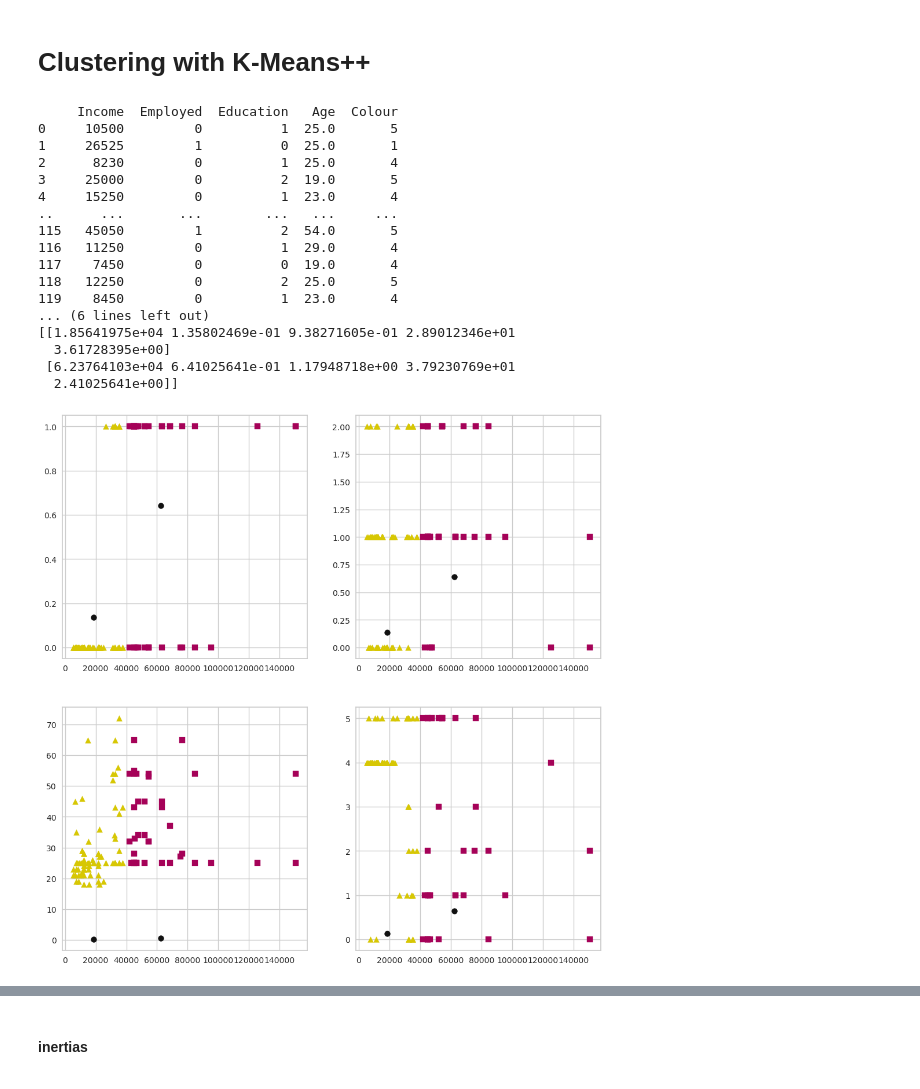
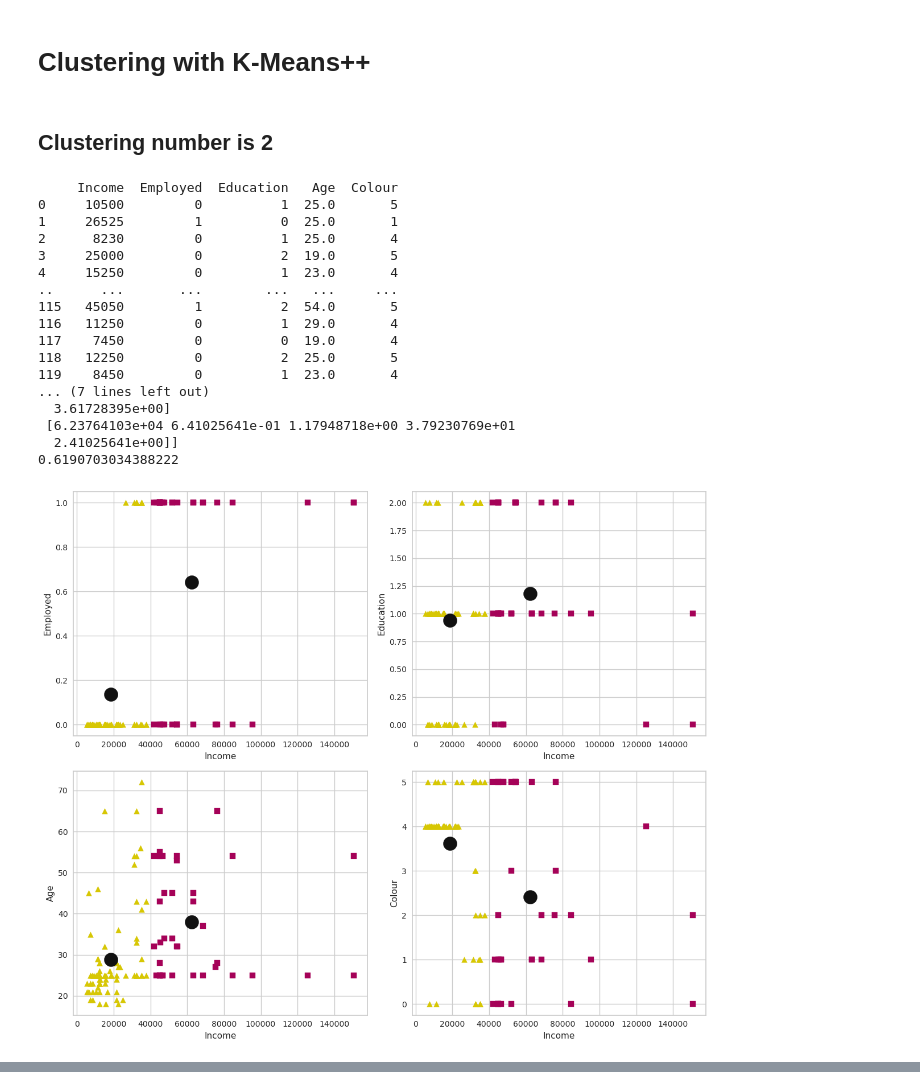
Before and after one commit to legacy-shu/Anaconda-Python-3-, a Jupyter notebook: python/assignment/unsupervised.ipynb, the cells around one changed output, grey strips where cells are left out. Drawn from its saved outputs; the diff is of its cells as text; code cells hidden in the pictures.

```diff
--- a/python/assignment/unsupervised.ipynb
+++ b/python/assignment/unsupervised.ipynb
@@ -82,51 +65,84 @@ def plot_(X,predictions,centroids):
+# %% [markdown]
+## Clustering number is 2
 # %%
-
+# Delete the target variable from features
 X_features = df.drop(['Fraud'], axis=1)
 print(X_features)
+
+# Create a KMeans model with 2 clusters and fit the data to it
 kmeans = KMeans(n_clusters=2, max_iter = 1000)
 predictions = kmeans.fit_predict(X_features)
 print(predictions)
 
+# Find the centroids of the clusters
 centroids = kmeans.cluster_centers_
 print(centroids)
 
+# Calculate the silhouette score for the model
 silhouette = silhouette_score(X_features, predictions)
+print(silhouette)
 
-figure, ax = plt.subplots(figsize=(12,12), ncols=2, nrows=2)
-ax[0][0].scatter(X_features[predictions==0]['Income'],X_features[predictions==0]['Employed'],marker='^',c="y")
-ax[0][0].scatter(X_features[predictions==1]['Income'],X_features[predictions==1]['Employed'],marker='s',c='m')
-ax[0][0].scatter(centroids[:, 0], centroids[:, 1], c='k', edgecolors='k', s=50)
+# Create a figure with 2 rows and 2 columns
+fig, ax = plt.subplots(2, 2, figsize=(12, 10))
 
-ax[0][1].scatter(X_features[predictions==0]['Income'],X_features[predictions==0]['Education'],marker='^',c="y")
-ax[0][1].scatter(X_features[predictions==1]['Income'],X_features[predictions==1]['Education'],marker='s',c='m')
-ax[0][1].scatter(centroids[:, 0], centroids[:, 1], c='k', edgecolors='k', s=50)
+# Plot the clusters for Income vs Employed
+ax[0][0].scatter(X_features[predictions==0]['Income'], X_features[predictions==0]['Employed'], marker='^', c="y")
+ax[0][0].scatter(X_features[predictions==1]['Income'], X_features[predictions==1]['Employed'], marker='s', c='m')
+ax[0][0].scatter(centroids[:, 0], centroids[:, 1], c='k', marker='o', s=300)
 
-ax[1][0].scatter(X_features[predictions==0]['Income'],X_features[predictions==0]['Age'],marker='^',c="y")
-ax[1][0].scatter(X_features[predictions==1]['Income'],X_features[predictions==1]['Age'],marker='s',c='m')
-ax[1][0].scatter(centroids[:, 0], centroids[:, 1], c='k', edgecolors='k', s=50)
+# Plot the clusters for Income vs Education
+ax[0][1].scatter(X_features[predictions==0]['Income'], X_features[predictions==0]['Education'], marker='^', c="y")
+ax[0][1].scatter(X_features[predictions==1]['Income'], X_features[predictions==1]['Education'], marker='s', c='m')
+ax[0][1].scatter(centroids[:, 0], centroids[:, 2], c='k', marker='o', s=300)
 
-ax[1][1].scatter(X_features[predictions==0]['Income'],X_features[predictions==0]['Colour'],marker='^',c="y")
-ax[1][1].scatter(X_features[predictions==1]['Income'],X_features[predictions==1]['Colour'],marker='s',c='m')
-ax[1][1].scatter(centroids[:, 0], centroids[:, 1], c='k', edgecolors='k', s=50)
+# Plot the clusters for Income vs Age
+ax[1][0].scatter(X_features[predictions==0]['Income'], X_features[predictions==0]['Age'], marker='^', c="y")
+ax[1][0].scatter(X_features[predictions==1]['Income'], X_features[predictions==1]['Age'], marker='s', c='m')
+ax[1][0].scatter(centroids[:, 0], centroids[:, 3], c='k', marker='o', s=300)
 
+# Plot the clusters for Income vs Colour
+ax[1][1].scatter(X_features[predictions==0]['Income'], X_features[predictions==0]['Colour'], marker='^', c="y")
+ax[1][1].scatter(X_features[predictions==1]['Income'], X_features[predictions==1]['Colour'], marker='s', c='m')
+ax[1][1].scatter(centroids[:, 0], centroids[:, 4], c='k', marker='o', s=300)
 
+# Add x and y labels to each plot
+ax[0][0].set_xlabel('Income')
+ax[0][0].set_ylabel('Employed')
+ax[0][1].set_xlabel('Income')
+ax[0][1].set_ylabel('Education')
+ax[1][0].set_xlabel('Income')
+ax[1][0].set_ylabel('Age')
+ax[1][1].set_xlabel('Income')
+ax[1][1].set_ylabel('Colour')
+
+# Adjust spacing between subplots
+plt.tight_layout()
+# Show the plot
 plt.show()
+
+# Visualise silhouette score
+visModel = SilhouetteVisualizer(kmeans)
+visModel.fit(X_features)
+visModel.poof()
+
+# plot elbow curve
+plot_elbow_curve(X_features)
 # %% [output]
      Income  Employed  Education   Age  Colour
 0     10500         0          1  25.0       5
 1     26525         1          0  25.0       1
 2      8230         0          1  25.0       4
 3     25000         0          2  19.0       5
 4     15250         0          1  23.0       4
 ..      ...       ...        ...   ...     ...
 115   45050         1          2  54.0       5
 116   11250         0          1  29.0       4
 117    7450         0          0  19.0       4
 118   12250         0          2  25.0       5
 119    8450         0          1  23.0       4
-... (6 lines left out)
-[[1.85641975e+04 1.35802469e-01 9.38271605e-01 2.89012346e+01
+... (7 lines left out)
   3.61728395e+00]
  [6.23764103e+04 6.41025641e-01 1.17948718e+00 3.79230769e+01
   2.41025641e+00]]
+0.6190703034388222
-[figure, old version]
+[figure, new version]
@@ -133,2 +150,0 @@ plt.show()
-# %% [markdown]
-#### inertias
```
Also changed, not shown: parts of 8 cells of this notebook, 3 other files.
